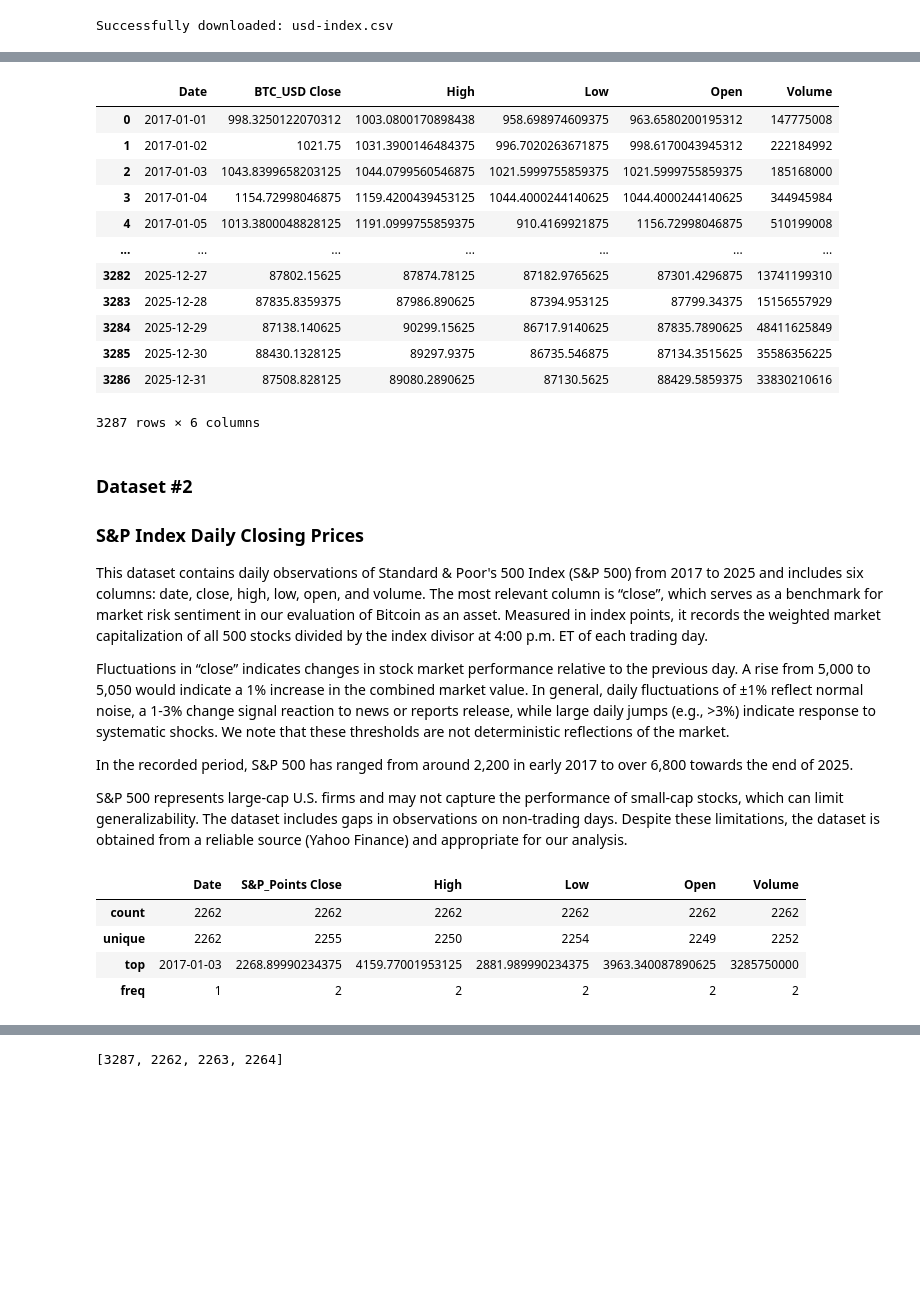
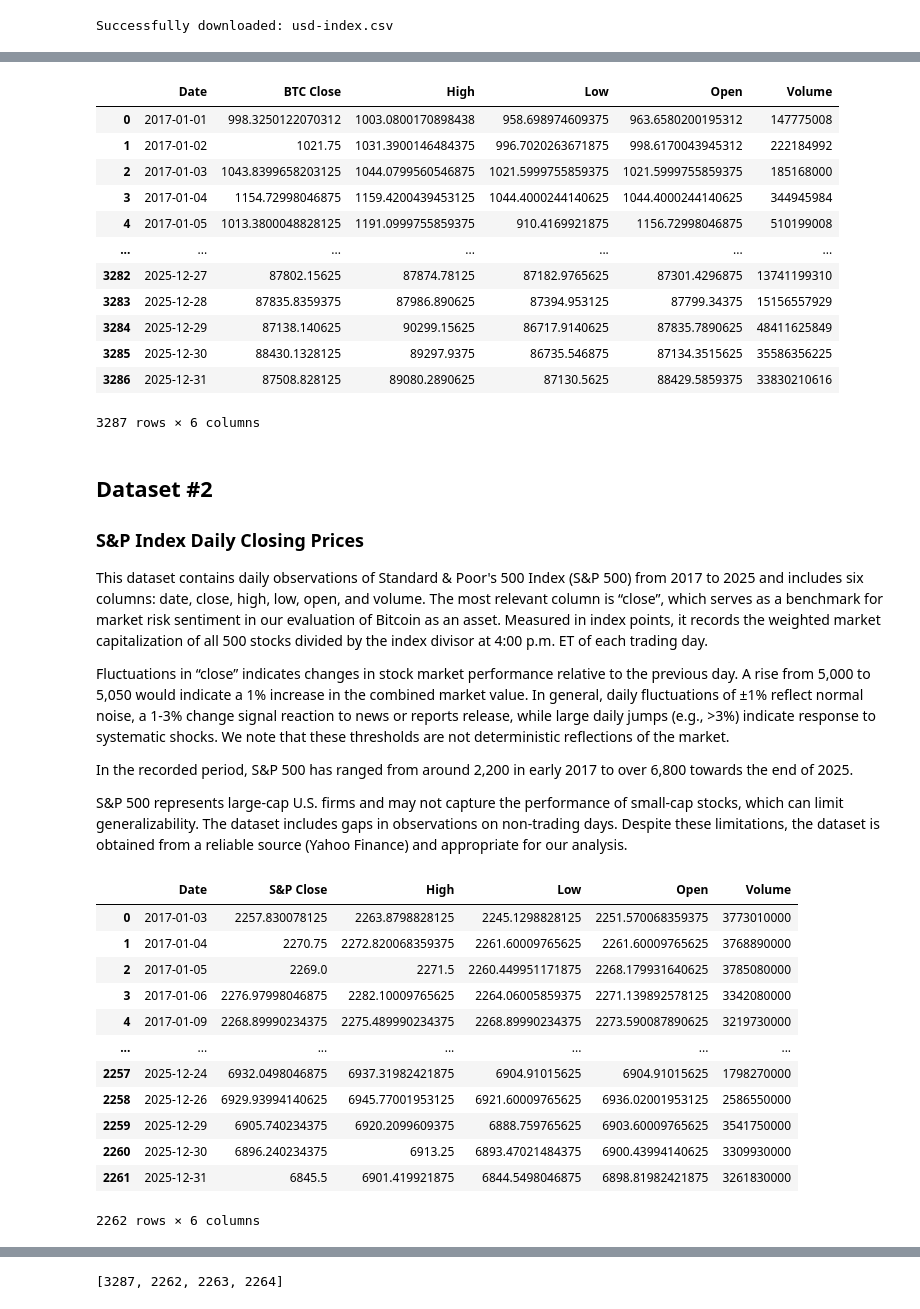
Before and after one commit to COGS108/Group110_WI26, a Jupyter notebook: 02-EDACheckpoint.ipynb, the cells around one changed output, grey strips where cells are left out. Cells and saved outputs as stored; diff of their text form; code cells hidden in the pictures; blank space fills up the shorter version.

```diff
--- a/02-EDACheckpoint.ipynb
+++ b/02-EDACheckpoint.ipynb
@@ -235,7 +212,7 @@ df_btc = df_btc.drop([0, 1]) # csv file previously had multi-index columns. The
 
 df_btc = df_btc.rename(columns={ # Rename columns that are useful to us
     'Price': 'Date',
-    'Close': 'BTC_USD Close'
+    'Close': 'BTC Close'
 }).reset_index(drop=True)
 
 #df_btc = df_btc.drop([13, 14]) # Used to test find_missing_dates function
@@ -249,12 +226,11 @@ df_btc = df_btc.rename(columns={ # Rename columns that are useful to us
 
 #df_btc.info() # Used to prove that each value is a single cell
 
-#df_btc.describe(include='all') #
+#df_btc.describe(include='all')
 
-#print(df_btc)
-## FEEL FREE TO ADD MULTIPLE CELLS PER SECTION
+df_btc
 # %% [output]
-|  | Date | BTC_USD Close | High | Low | Open | Volume |
+|  | Date | BTC Close | High | Low | Open | Volume |
 | 0 | 2017-01-01 | 998.3250122070312 | 1003.0800170898438 | 958.698974609375 | 963.6580200195312 | 147775008 |
 | 1 | 2017-01-02 | 1021.75 | 1031.3900146484375 | 996.7020263671875 | 998.6170043945312 | 222184992 |
 | 2 | 2017-01-03 | 1043.8399658203125 | 1044.0799560546875 | 1021.5999755859375 | 1021.5999755859375 | 185168000 |
@@ -268,7 +244,7 @@ df_btc = df_btc.rename(columns={ # Rename columns that are useful to us
 | 3286 | 2025-12-31 | 87508.828125 | 89080.2890625 | 87130.5625 | 88429.5859375 | 33830210616 |
 3287 rows × 6 columns
 # %% [markdown]
-### Dataset #2
+## Dataset #2
 ### S&P Index Daily Closing Prices
 
 This dataset contains daily observations of Standard & Poor's 500 Index (S&P 500) from 2017 to 2025 and includes six columns: date, close, high, low, open, and volume. The most relevant column is “close”, which serves as a benchmark for market risk sentiment in our evaluation of Bitcoin as an asset. Measured in index points, it records the weighted market capitalization of all 500 stocks divided by the index divisor at 4:00 p.m. ET of each trading day.
@@ -281,31 +257,39 @@ S&P 500 represents large-cap U.S. firms and may not capture the performance of s
 # %%
 ## YOUR CODE TO LOAD/CLEAN/TIDY/WRANGLE THE DATA GOES HERE
 df_snp = pd.read_csv('./data/00-raw/snp-500.csv')
 
 df_snp = df_snp.drop([0, 1]) # csv file previously had multi-index columns. The column
                              # names are now entries. This removes them.
 
 df_snp = df_snp.rename(columns={ # Rename columns that are useful to us
     'Price': 'Date',
-    'Close': 'S&P_Points Close'
+    'Close': 'S&P Close'
 }).reset_index(drop=True)
 
 #missing = find_missing_dates(df_snp) # Test if any dates are missing
 #print(missing)  # The days missing sum to non-trading days
 
 #print(df_snp.columns) # Used to prove that each column has its own variable
 
 #df_snp['Date'].is_unique # Used to prove no repeated dates
 #print(missing)
 #df_snp.info() # Used to prove that each value is a single cell
 
 df_snp.describe(include='all')
 
-#print(df_snp)
+df_snp
 # %% [output]
-|  | Date | S&P_Points Close | High | Low | Open | Volume |
-| count | 2262 | 2262 | 2262 | 2262 | 2262 | 2262 |
-| unique | 2262 | 2255 | 2250 | 2254 | 2249 | 2252 |
-| top | 2017-01-03 | 2268.89990234375 | 4159.77001953125 | 2881.989990234375 | 3963.340087890625 | 3285750000 |
-| freq | 1 | 2 | 2 | 2 | 2 | 2 |
+|  | Date | S&P Close | High | Low | Open | Volume |
+| 0 | 2017-01-03 | 2257.830078125 | 2263.8798828125 | 2245.1298828125 | 2251.570068359375 | 3773010000 |
+| 1 | 2017-01-04 | 2270.75 | 2272.820068359375 | 2261.60009765625 | 2261.60009765625 | 3768890000 |
+| 2 | 2017-01-05 | 2269.0 | 2271.5 | 2260.449951171875 | 2268.179931640625 | 3785080000 |
+| 3 | 2017-01-06 | 2276.97998046875 | 2282.10009765625 | 2264.06005859375 | 2271.139892578125 | 3342080000 |
+| 4 | 2017-01-09 | 2268.89990234375 | 2275.489990234375 | 2268.89990234375 | 2273.590087890625 | 3219730000 |
+| ... | ... | ... | ... | ... | ... | ... |
+| 2257 | 2025-12-24 | 6932.0498046875 | 6937.31982421875 | 6904.91015625 | 6904.91015625 | 1798270000 |
+| 2258 | 2025-12-26 | 6929.93994140625 | 6945.77001953125 | 6921.60009765625 | 6936.02001953125 | 2586550000 |
+| 2259 | 2025-12-29 | 6905.740234375 | 6920.2099609375 | 6888.759765625 | 6903.60009765625 | 3541750000 |
+| 2260 | 2025-12-30 | 6896.240234375 | 6913.25 | 6893.47021484375 | 6900.43994140625 | 3309930000 |
+| 2261 | 2025-12-31 | 6845.5 | 6901.419921875 | 6844.5498046875 | 6898.81982421875 | 3261830000 |
+2262 rows × 6 columns
 # %% [markdown]
```
Also changed, not shown: parts of 71 cells of this notebook, 3 other files.
